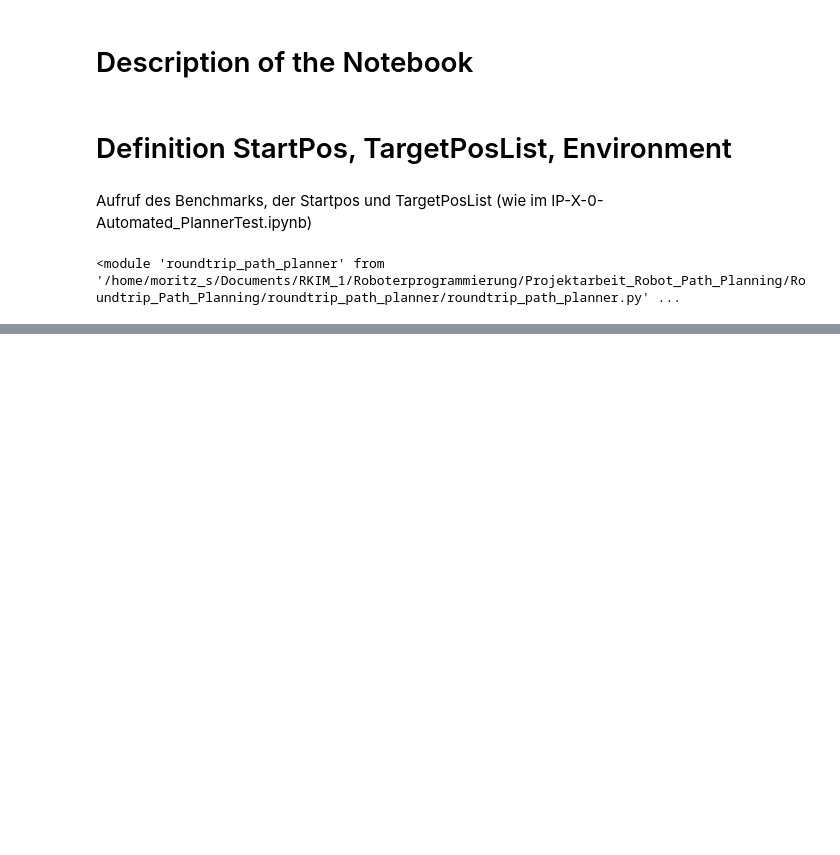
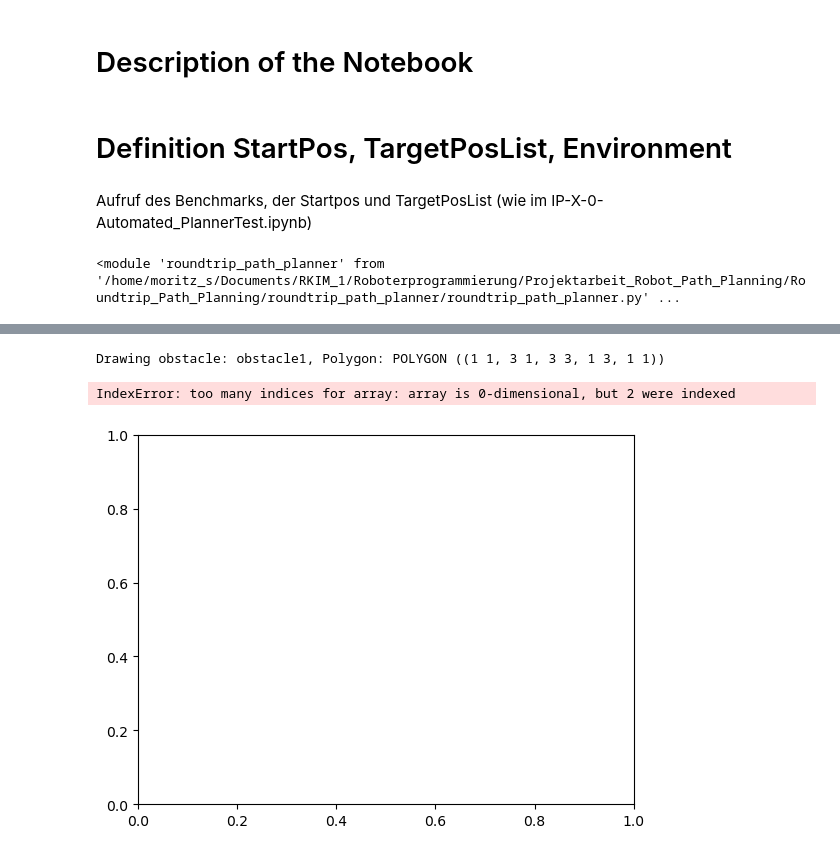
Before and after one commit to moritzscheckenbach/Roundtrip_Path_Planning, a Jupyter notebook: roundtrip_path_planner/Evaluation.ipynb, the cells around one changed output, grey strips where cells are left out. Saved outputs shown, nothing was run; the diff lists cells and outputs as text; code cells hidden in the pictures; blank space fills up the shorter version.

```diff
--- a/roundtrip_path_planner/Evaluation.ipynb
+++ b/roundtrip_path_planner/Evaluation.ipynb
@@ -66,0 +67,37 @@ Resultlist: None
+# %%
+import matplotlib.pyplot as plt
+from shapely.geometry import Polygon
+from descartes import PolygonPatch
+
+class CollisionChecker:
+    def __init__(self, scene, limits=[[0.0, 22.0], [0.0, 22.0]]):
+        self.scene = scene
+        self.limits = limits
+
+    def drawObstacles(self, ax):
+        if not self.scene:
+            print("Scene is empty or None.")
+            return
+        for key, value in self.scene.items():
+            print(f"Drawing obstacle: {key}, Polygon: {value}")
+            patch = PolygonPatch(value, facecolor="red", alpha=0.8, zorder=2, label=key)
+            ax.add_patch(patch)
+
+# Initialisiere Hindernisse
+scene = {
+    "obstacle1": Polygon([(1, 1), (3, 1), (3, 3), (1, 3)]),
+    "obstacle2": Polygon([(5, 5), (7, 5), (7, 7), (5, 7)])
+}
+collisionChecker = CollisionChecker(scene)
+
+# Zeichne Hindernisse
+fig, ax = plt.subplots()
+collisionChecker.drawObstacles(ax)
+ax.set_xlim(0, 10)
+ax.set_ylim(0, 10)
+plt.gca().set_aspect('equal', adjustable='box')
+plt.show()
+# %% [output]
+Drawing obstacle: obstacle1, Polygon: POLYGON ((1 1, 3 1, 3 3, 1 3, 1 1))
+IndexError: too many indices for array: array is 0-dimensional, but 2 were indexed
+[figure, added]
```
Also changed, not shown: parts of 3 cells of this notebook, 1 other file.
